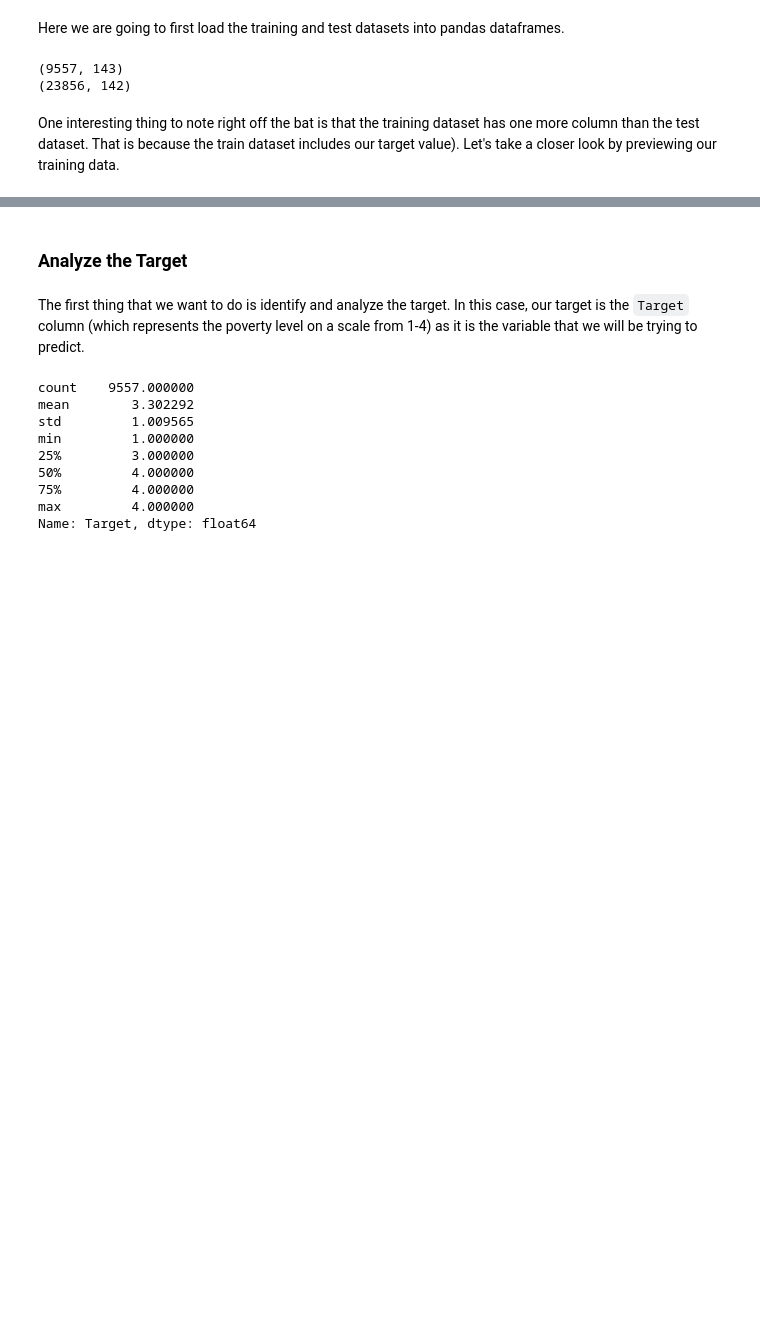
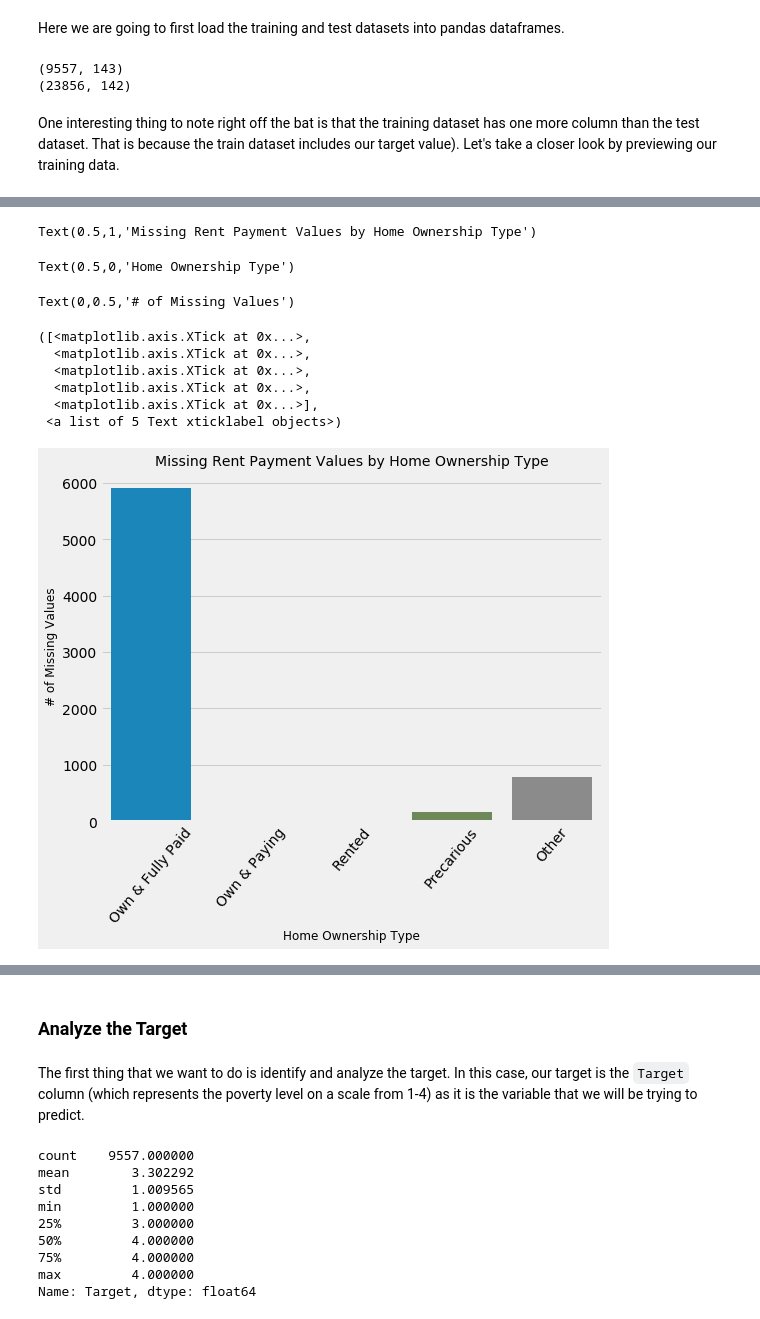
Before and after one commit to spencerrwise/homework4, a Jupyter notebook: Homework_4.ipynb, the cells around one changed output, grey strips where cells are left out. Drawn from its saved outputs; the diff is of its cells as text; code cells hidden in the pictures; blank space fills up the shorter version.

Commit message:
Missing values, outliers, categorical variables

```diff
--- a/Homework_4.ipynb
+++ b/Homework_4.ipynb
@@ -72,0 +287,10 @@ train.head()
+# %%
+# Drop Id column
+train = train.drop('Id', axis = 1)
+
+# Replace strings with binary
+categ_cols = ['dependency', 'edjefe', 'edjefa']
+for col in categ_cols:
+    train.loc[(train[col] == 'yes'), col]=1
+    train.loc[(train[col] == 'no'), col]=0
+train[categ_cols] = train[categ_cols].apply(pd.to_numeric)
@@ -72,0 +355,27 @@ train.head()
+# %%
+# Create new dataset with count of NaN values and types of home ownership
+ownership_type = ['tipovivi1', 'tipovivi2', 'tipovivi3', 'tipovivi4', 'tipovivi5']
+ownership_data = train.loc[train['v2a1'].isnull(), ownership_type].sum()
+ownership_data = ownership_data.reset_index()
+
+# Plot distribution
+f, ax = plt.subplots(figsize=(8, 6))
+plot = sns.barplot(x = 'index', y = 0 , data = ownership_data)
+plt.title('Missing Rent Payment Values by Home Ownership Type', fontsize=14)
+plt.xlabel('Home Ownership Type', fontsize=12)
+plt.ylabel('# of Missing Values', fontsize=12)
+plt.xticks([0, 1, 2, 3, 4],
+           ['Own & Fully Paid', 'Own & Paying', 'Rented', 'Precarious', 'Other'],
+          rotation = 50)
+plt.show()
+# %% [output]
+Text(0.5,1,'Missing Rent Payment Values by Home Ownership Type')
+Text(0.5,0,'Home Ownership Type')
+Text(0,0.5,'# of Missing Values')
+([<matplotlib.axis.XTick at 0x...>,
+  <matplotlib.axis.XTick at 0x...>,
+  <matplotlib.axis.XTick at 0x...>,
+  <matplotlib.axis.XTick at 0x...>,
+  <matplotlib.axis.XTick at 0x...>],
+ <a list of 5 Text xticklabel objects>)
+[figure, added]
```
Also changed, not shown: parts of 39 cells of this notebook.
